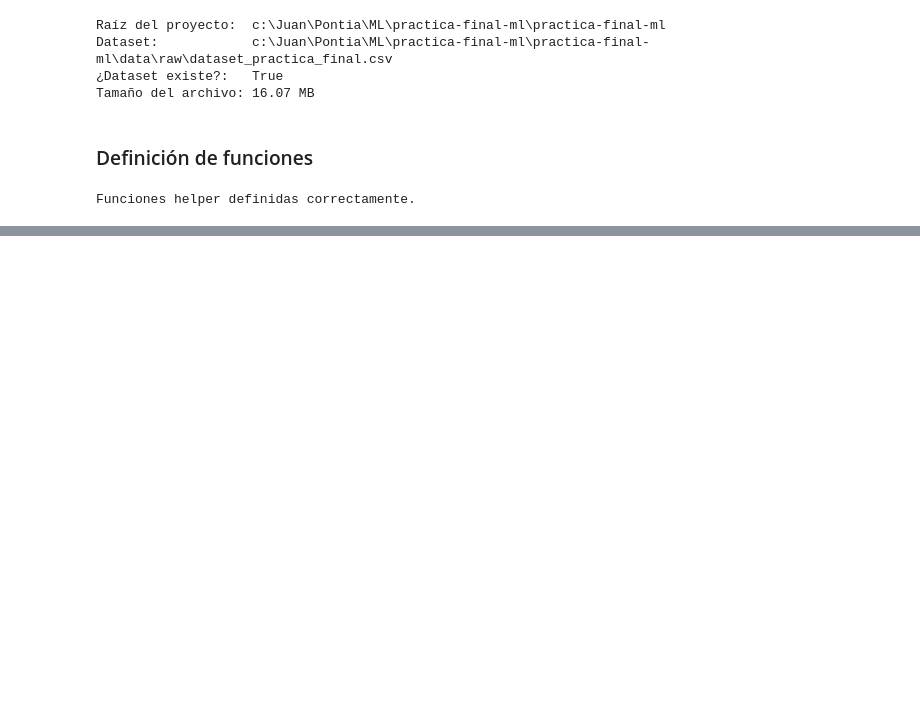
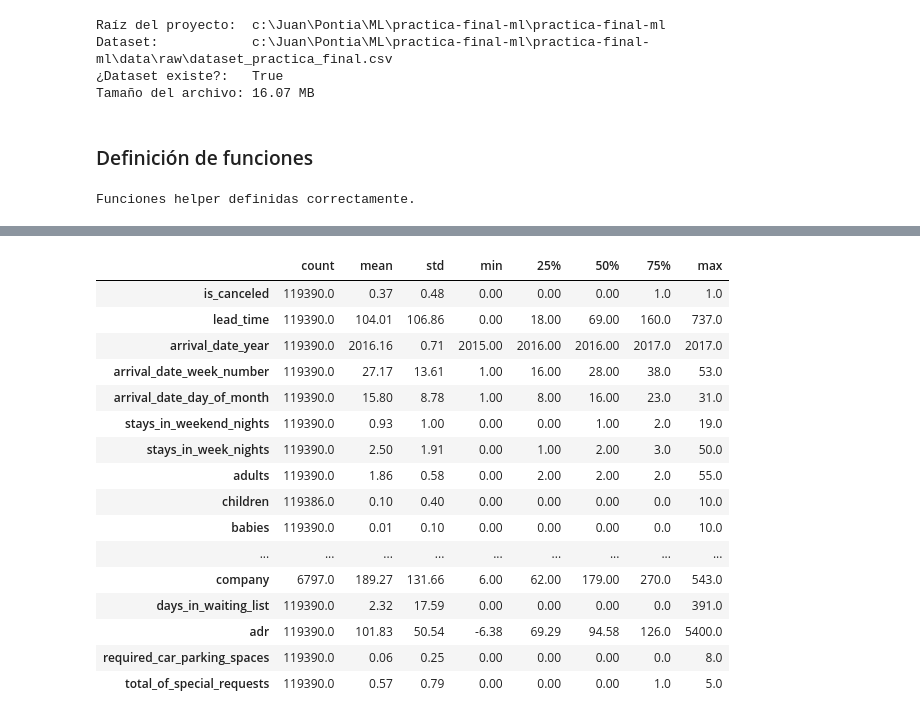
Before and after one commit to jumarfradev/practica-final-ml, a Jupyter notebook: notebooks/exploracion/01_eda_inicial.ipynb, the cells around one changed output, grey strips where cells are left out. Cells and saved outputs as stored; diff of their text form; code cells hidden in the pictures; blank space fills up the shorter version.

```diff
--- a/notebooks/exploracion/01_eda_inicial.ipynb
+++ b/notebooks/exploracion/01_eda_inicial.ipynb
@@ -244,0 +259,8 @@ Funciones helper definidas correctamente.
+# %%
+"""Carga del dataset desde data/raw/."""
+
+df = pd.read_csv(PATH_DATASET)
+
+print(f"Dataset cargado: {PATH_DATASET.name}")
+print(f"Dimensiones:      {df.shape[0]:,} filas × {df.shape[1]} columnas")
+print(f"Memoria ocupada:  {df.memory_usage(deep=True).sum() / 1024 / 1024:.2f} MB")
@@ -244,0 +366,22 @@ Funciones helper definidas correctamente.
+# %%
+"""Estadísticas descriptivas de las variables numéricas."""
+
+df.describe().T.round(2)
+# %% [output]
+|  | count | mean | std | min | 25% | 50% | 75% | max |
+| is_canceled | 119390.0 | 0.37 | 0.48 | 0.00 | 0.00 | 0.00 | 1.0 | 1.0 |
+| lead_time | 119390.0 | 104.01 | 106.86 | 0.00 | 18.00 | 69.00 | 160.0 | 737.0 |
+| arrival_date_year | 119390.0 | 2016.16 | 0.71 | 2015.00 | 2016.00 | 2016.00 | 2017.0 | 2017.0 |
+| arrival_date_week_number | 119390.0 | 27.17 | 13.61 | 1.00 | 16.00 | 28.00 | 38.0 | 53.0 |
+| arrival_date_day_of_month | 119390.0 | 15.80 | 8.78 | 1.00 | 8.00 | 16.00 | 23.0 | 31.0 |
+| stays_in_weekend_nights | 119390.0 | 0.93 | 1.00 | 0.00 | 0.00 | 1.00 | 2.0 | 19.0 |
+| stays_in_week_nights | 119390.0 | 2.50 | 1.91 | 0.00 | 1.00 | 2.00 | 3.0 | 50.0 |
+| adults | 119390.0 | 1.86 | 0.58 | 0.00 | 2.00 | 2.00 | 2.0 | 55.0 |
+| children | 119386.0 | 0.10 | 0.40 | 0.00 | 0.00 | 0.00 | 0.0 | 10.0 |
+| babies | 119390.0 | 0.01 | 0.10 | 0.00 | 0.00 | 0.00 | 0.0 | 10.0 |
+| ... | ... | ... | ... | ... | ... | ... | ... | ... |
+| company | 6797.0 | 189.27 | 131.66 | 6.00 | 62.00 | 179.00 | 270.0 | 543.0 |
+| days_in_waiting_list | 119390.0 | 2.32 | 17.59 | 0.00 | 0.00 | 0.00 | 0.0 | 391.0 |
+| adr | 119390.0 | 101.83 | 50.54 | -6.38 | 69.29 | 94.58 | 126.0 | 5400.0 |
+| required_car_parking_spaces | 119390.0 | 0.06 | 0.25 | 0.00 | 0.00 | 0.00 | 0.0 | 8.0 |
+| total_of_special_requests | 119390.0 | 0.57 | 0.79 | 0.00 | 0.00 | 0.00 | 1.0 | 5.0 |
```
Also changed, not shown: parts of 14 cells of this notebook.
